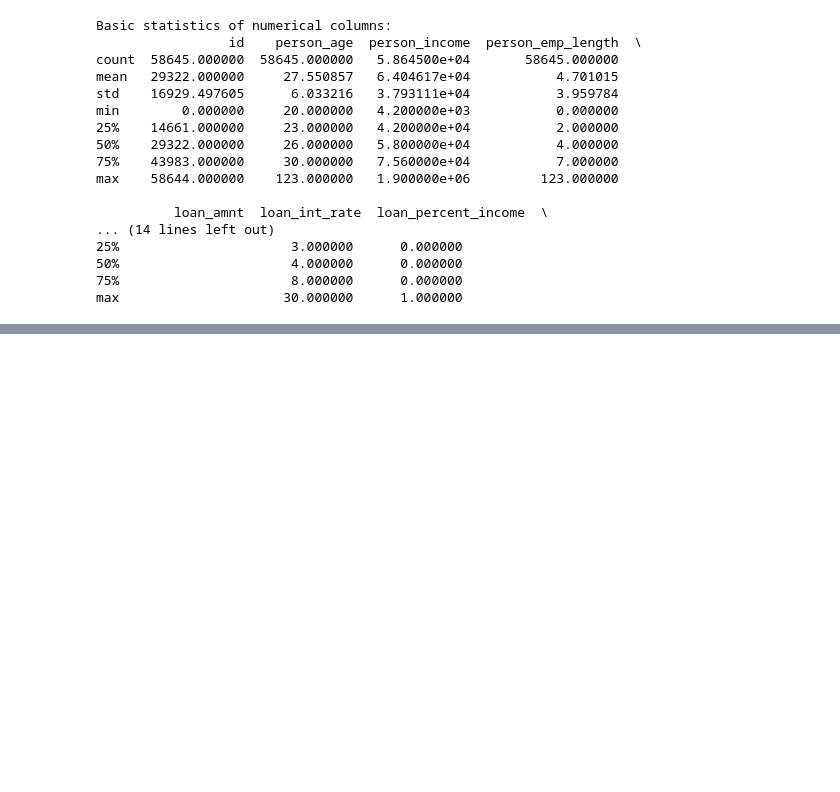
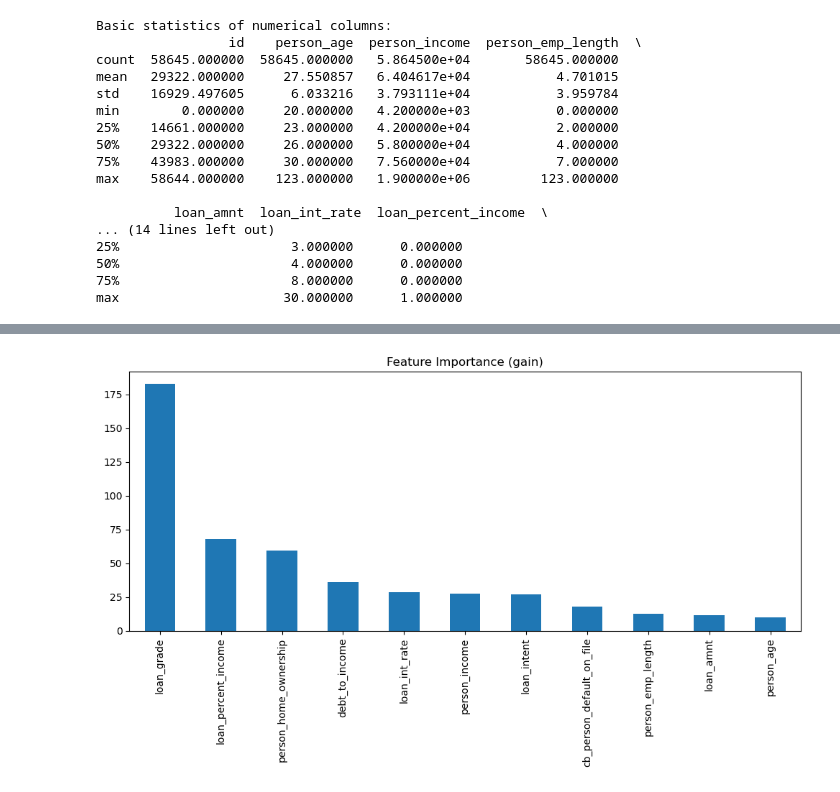
Before and after one commit to nayelnoorani/build-the-death-star, a Jupyter notebook: loan-prediction/loan-prediction.ipynb, the cells around one changed output, grey strips where cells are left out. Saved outputs shown, nothing was run; the diff lists cells and outputs as text; code cells hidden in the pictures; blank space fills up the shorter version.

```diff
--- a/loan-prediction/loan-prediction.ipynb
+++ b/loan-prediction/loan-prediction.ipynb
@@ -80,0 +94,8 @@ max                     30.000000      1.000000
+# %%
+
+# Categorical variables
+print("\nUnique values in categorical columns:")
+categorical_cols = ['person_home_ownership', 'loan_intent', 'loan_grade', 'cb_person_default_on_file']
+for col in categorical_cols:
+    print(f"\n{col}:")
+    print(train_df[col].value_counts())
@@ -80,0 +224,65 @@ max                     30.000000      1.000000
+# %%
+# Calculate scale_pos_weight - (number of negative examples)/(number of positive examples)
+negative_samples = (y_train == 0).sum()
+positive_samples = (y_train == 1).sum()
+scale_pos_weight = negative_samples/positive_samples
+
+# Initialize XGBoost classifier
+xgb_model = xgb.XGBClassifier(
+    scale_pos_weight=scale_pos_weight,
+    learning_rate=0.1,
+    n_estimators=1000,
+    max_depth=4,
+    min_child_weight=6,
+    subsample=0.8,
+    colsample_bytree=0.8,
+    random_state=42,
+    eval_metric=['auc', 'logloss'],
+    early_stopping_rounds=20
+)
+
+# Convert to DMatrix format for more control
+dtrain = xgb.DMatrix(X_train, y_train)
+dval = xgb.DMatrix(X_val, y_val)
+
+# Set parameters
+params = xgb_model.get_xgb_params()
+
+# Train with early stopping
+eval_results = {}
+bst = xgb.train(
+    params,
+    dtrain,
+    num_boost_round=1000,
+    evals=[(dtrain, 'train'), (dval, 'eval')],
+    early_stopping_rounds=20,
+    evals_result=eval_results,
+    verbose_eval=True
+)
+
+print("\nBest iteration:", bst.best_iteration)
+
+# Make predictions using the best model
+y_pred = (bst.predict(dval) > 0.5).astype(int)
+y_pred_proba = bst.predict(dval)
+
+# Print classification report
+print("\nClassification Report:")
+print(classification_report(y_val, y_pred))
+
+# Print AUC-ROC score
+print("\nAUC-ROC Score:", roc_auc_score(y_val, y_pred_proba))
+
+# Plot feature importance
+importance_type = 'gain'  # can also use 'weight', 'cover', 'total_gain', 'total_cover'
+importance = bst.get_score(importance_type=importance_type)
+importance_df = pd.DataFrame([importance]).T
+importance_df.columns = ['importance']
+importance_df = importance_df.sort_values('importance', ascending=False)
+
+plt.figure(figsize=(10, 6))
+importance_df['importance'].plot(kind='bar')
+plt.title(f'Feature Importance ({importance_type})')
+plt.tight_layout()
+plt.show()
+# %% [output]
@@ -80,0 +306 @@ max                     30.000000      1.000000
+[figure, added]
```
Also changed, not shown: parts of 9 cells of this notebook, 1 other file.
